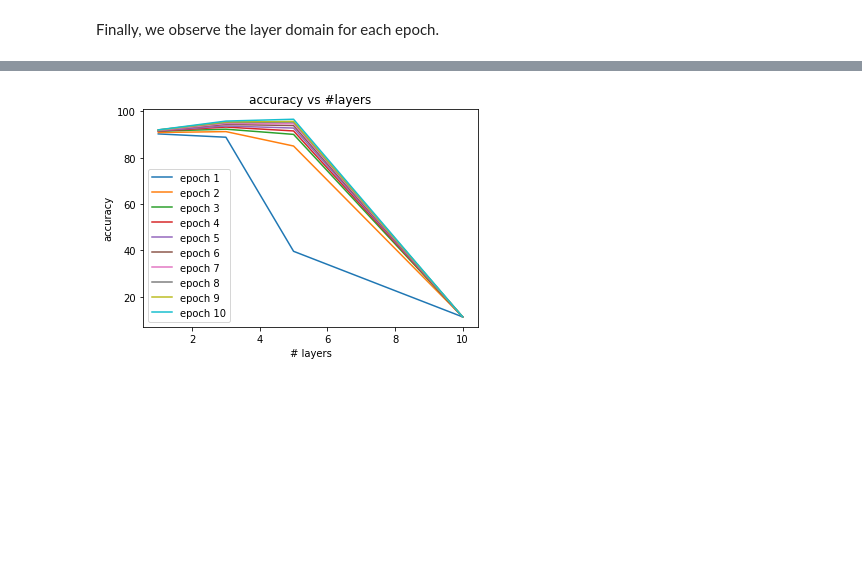
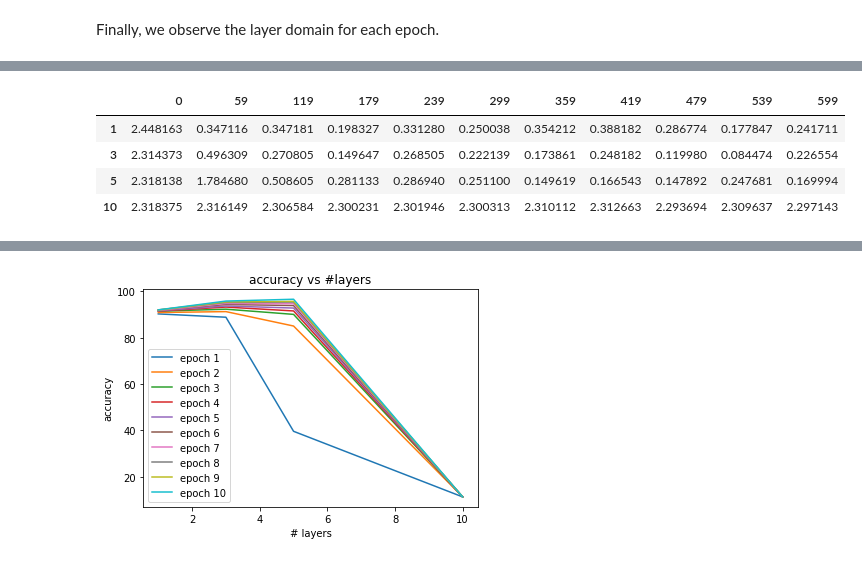
Before and after one commit to lduran2/CIS3715_DataScience_2022, a Jupyter notebook: Lab10/Lab10.ipynb, the cells around one changed output, grey strips where cells are left out. Cells and saved outputs as stored; diff of their text form; code cells hidden in the pictures; blank space fills up the shorter version.

```diff
--- a/Lab10/Lab10.ipynb
+++ b/Lab10/Lab10.ipynb
@@ -771,0 +785,12 @@ we observe the layer domain for each epoch.
+# %%
+#store 0 and end of each iteration
+ITERATIONS_PER_EPOCH = N_ITERATIONS//args['epochs']
+I_EPOCH_ITERS = [0,] + list(range(ITERATIONS_PER_EPOCH - 1, N_ITERATIONS, ITERATIONS_PER_EPOCH))
+losses2_vs_layers = all_losses2_vs_layers[I_EPOCH_ITERS]
+losses2_vs_layers
+# %% [output]
+|  | 0 | 59 | 119 | 179 | 239 | 299 | 359 | 419 | 479 | 539 | 599 |
+| 1 | 2.448163 | 0.347116 | 0.347181 | 0.198327 | 0.331280 | 0.250038 | 0.354212 | 0.388182 | 0.286774 | 0.177847 | 0.241711 |
+| 3 | 2.314373 | 0.496309 | 0.270805 | 0.149647 | 0.268505 | 0.222139 | 0.173861 | 0.248182 | 0.119980 | 0.084474 | 0.226554 |
+| 5 | 2.318138 | 1.784680 | 0.508605 | 0.281133 | 0.286940 | 0.251100 | 0.149619 | 0.166543 | 0.147892 | 0.247681 | 0.169994 |
+| 10 | 2.318375 | 2.316149 | 2.306584 | 2.300231 | 2.301946 | 2.300313 | 2.310112 | 2.312663 | 2.293694 | 2.309637 | 2.297143 |
```
Also changed, not shown: parts of 5 cells of this notebook.
